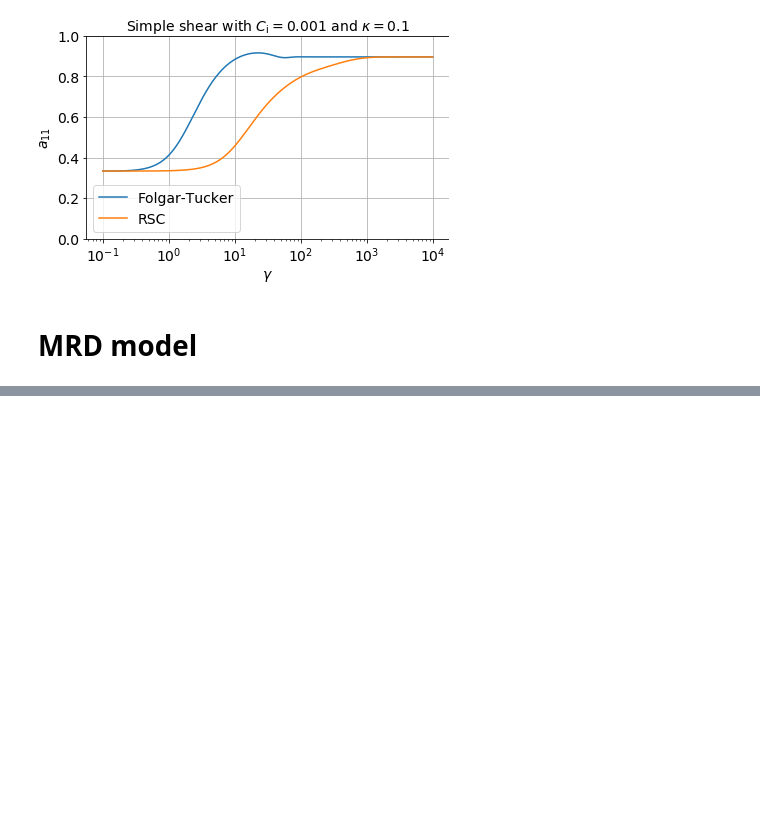
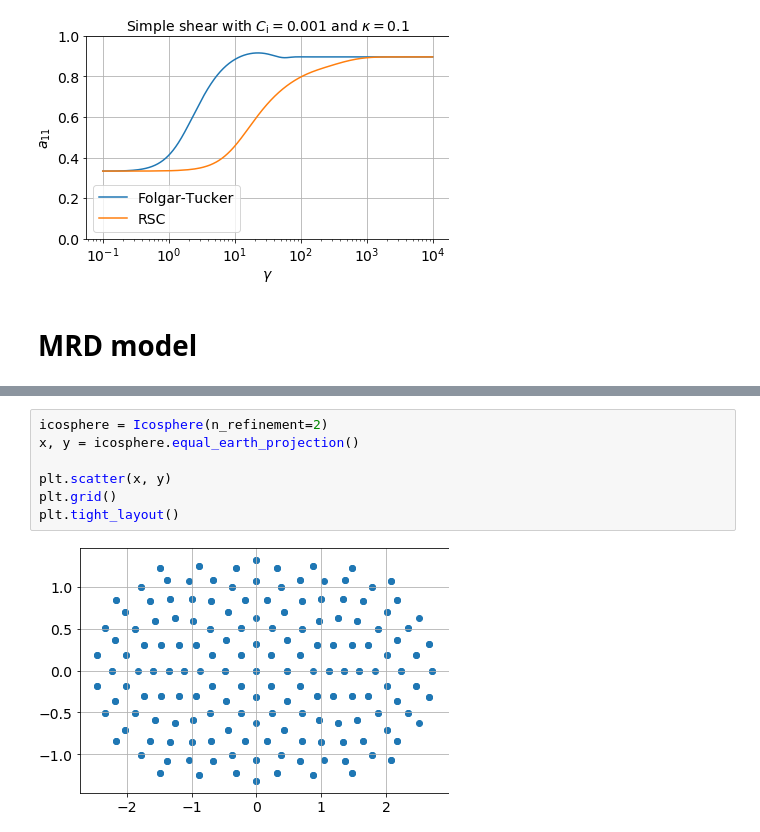
Before and after one commit to tianyikillua/fiberpy, a Jupyter notebook: examples/orientation.ipynb, the cells around one changed output, grey strips where cells are left out. Cells and saved outputs as stored; diff of their text form; blank space fills up the shorter version.

```diff
--- a/examples/orientation.ipynb
+++ b/examples/orientation.ipynb
@@ -205,0 +249,9 @@ plt.tight_layout()
+# %%
+icosphere = Icosphere(n_refinement=2)
+x, y = icosphere.equal_earth_projection()
+
+plt.scatter(x, y)
+plt.grid()
+plt.tight_layout()
+# %% [output]
+[figure, added]
```
Also changed, not shown: parts of 8 cells of this notebook, 2 other files.
